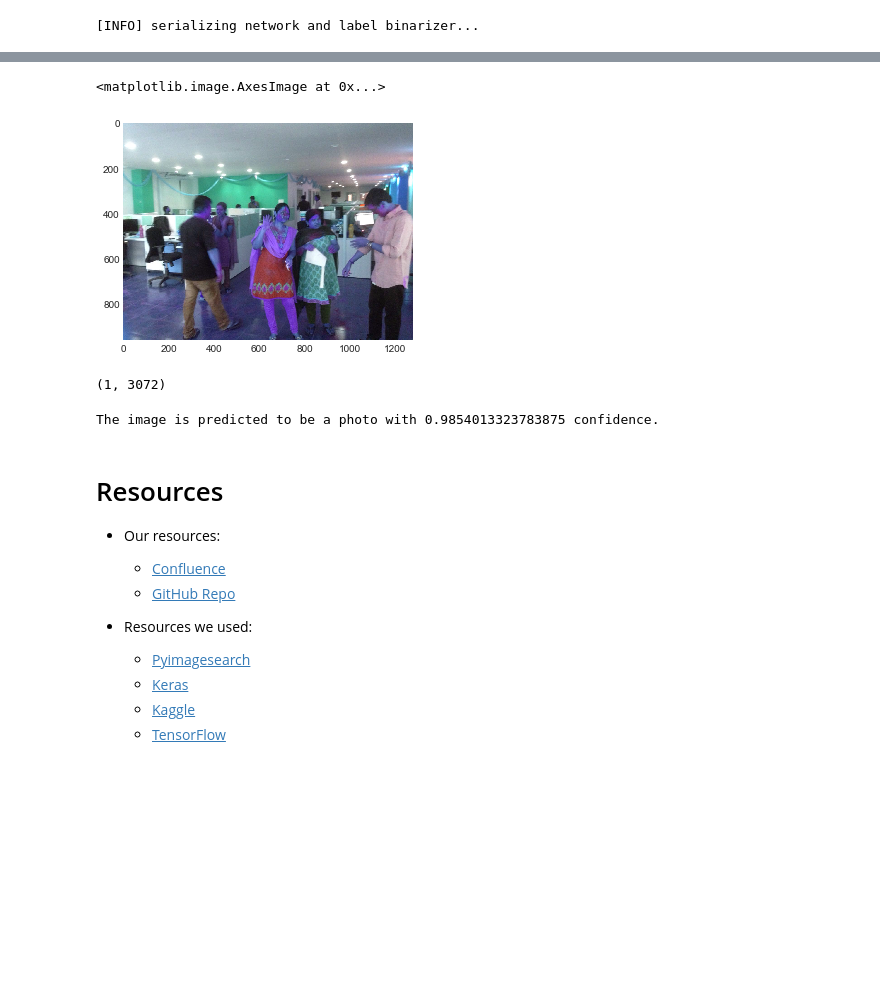
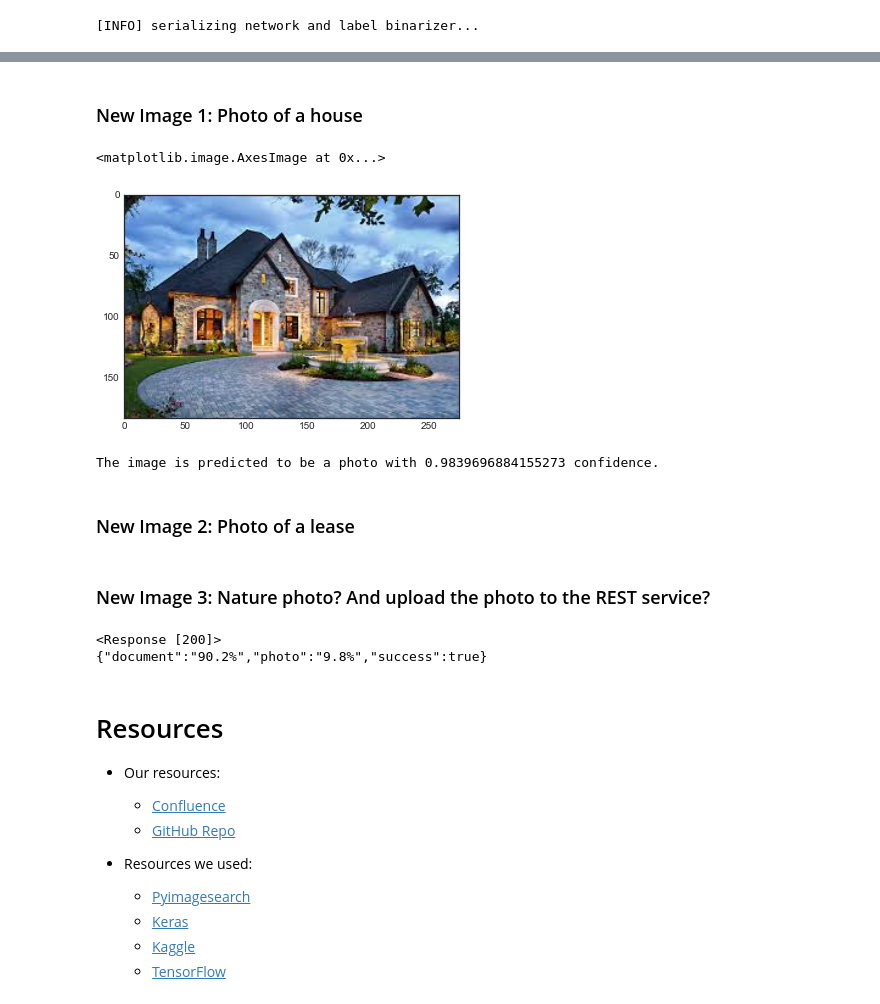
Before and after one commit to drewFrieden/PracticeWeekProject2018Q3, a Jupyter notebook: Notebooks/Presentation/Ytterbium Presentation.ipynb, the cells around one changed output, grey strips where cells are left out. Cells and saved outputs as stored; diff of their text form; code cells hidden in the pictures; blank space fills up the shorter version.

Commit message:
Updated presentation notebook.

```diff
--- a/Notebooks/Presentation/Ytterbium Presentation.ipynb
+++ b/Notebooks/Presentation/Ytterbium Presentation.ipynb
@@ -305,6 +282,0 @@ newImage = cv2.imread(newImage)
-# %%
-plt.style.use('seaborn-dark')
-plt.imshow(newImage)
-# %% [output]
-<matplotlib.image.AxesImage at 0x...>
-[figure, removed]
@@ -317,5 +305 @@ newImageData = np.array(newImageData, dtype="float") / 255.0
-# %%
-newImageData.shape
-# %% [output]
-(1, 3072)
 # %%
@@ -335,4 +312,18 @@ def print_predicted_label():
-# %%
-print_predicted_label()
-# %% [output]
-The image is predicted to be a photo with 0.9854013323783875 confidence.
+# %% [markdown]
+### New Image 1: Photo of a house
+# %%
+newImage1 = '/Users/cpoole/Downloads/House1.jpeg'
+displayNewImage1 = cv2.imread(newImage1)
+# Convert the image to RGB if needed
+displayNewImage1 = cv2.cvtColor(displayNewImage1, cv2.COLOR_BGR2RGB)
+plt.style.use('seaborn-white')
+plt.imshow(displayNewImage1)
+# %% [output]
+<matplotlib.image.AxesImage at 0x...>
+[figure, added]
+# %%
+predict_new_image(newImage1)
+# %% [output]
+The image is predicted to be a photo with 0.9839696884155273 confidence.
+# %% [markdown]
+### New Image 2: Photo of a lease
@@ -339,3 +332,14 @@ The image is predicted to be a photo with 0.9854013323783875 confidence.
+# %% [markdown]
+### New Image 3: Nature photo? And upload the photo to the REST service?
+# %%
+testImage = '/Users/cpoole/Developer/Jupyter Notebooks/Practice Week/Fall 2018/Documents/Data/Test/forms/applications/Test_1.jpg'
+data = {'image': ('Test_1.jpg', open(testImage, 'rb'))}
+response = requests.post("http://localhost:5000/predict", files=data)
+print(response)
+print(response.text)
+# %% [output]
+<Response [200]>
+{"document":"90.2%","photo":"9.8%","success":true}
 # %% [markdown]
 # Resources
 
```
Also changed, not shown: parts of 14 cells of this notebook.
